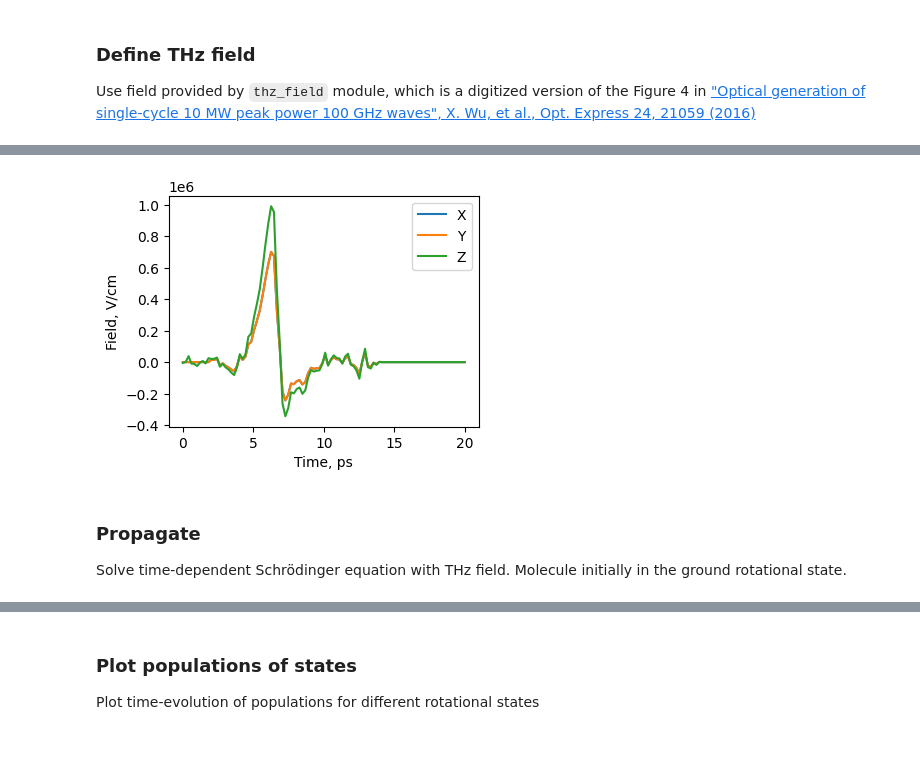
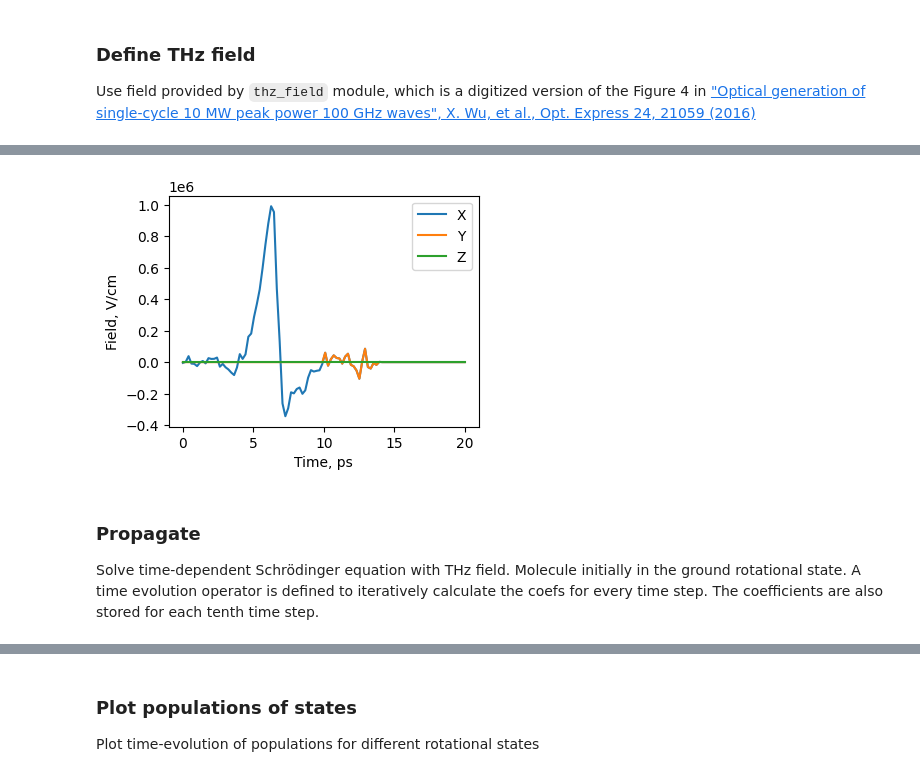
Before and after one commit to yachmena/Course-scientific-computing-for-molecular-physics-2023, a Jupyter notebook: rotation/thz_orientation_nonlinear.ipynb, the cells around one changed output, grey strips where cells are left out. Saved outputs shown, nothing was run; the diff lists cells and outputs as text; code cells hidden in the pictures; blank space fills up the shorter version.

```diff
--- a/rotation/thz_orientation_nonlinear.ipynb
+++ b/rotation/thz_orientation_nonlinear.ipynb
@@ -137,27 +149,27 @@ plt.show()
 # %%
 def pulses(t, delta_t, theta, phi):      #theta, phi in degrees, peak_field in V/m
             if t < delta_t:
                 return 0
             else:
                 theta = np.deg2rad(theta)
                 phi = np.deg2rad(phi)
                 return field(t) * np.array([np.sin(theta)*np.cos(phi), np.sin(theta)*np.sin(phi), np.cos(theta)])
 
-all_fields = lambda t: pulses(t,0, 0, 0) + pulses(t, 2, 90, 45)
+all_fields = lambda t: pulses(t,0, 90, 0) + pulses(t, 10, 90, 90)
 
 time = np.linspace(0, 20, 100)
 plt.figure(figsize=(4, 3))
 plt.plot(time, np.array([all_fields(t) for t in time]), label=["X", "Y", "Z"])
 plt.xlabel("Time, ps")
 plt.ylabel("Field, V/cm")
 plt.legend()
 plt.show()
 # %% [output]
-[figure, old version]
+[figure, new version]
 # %% [markdown]
 ### Propagate
 
-Solve time-dependent Schrödinger equation with THz field. Molecule initially in the ground rotational state.
+Solve time-dependent Schrödinger equation with THz field. Molecule initially in the ground rotational state. A time evolution operator is defined to iteratively calculate the coefs for every time step. The coefficients are also stored for each tenth time step.
 # %%
 # convert field-free Hamiltonian from MHz to 1/ps
 h0_matrix_invps = h0_matrix * 1e-6
```
Also changed, not shown: parts of 15 cells of this notebook.
